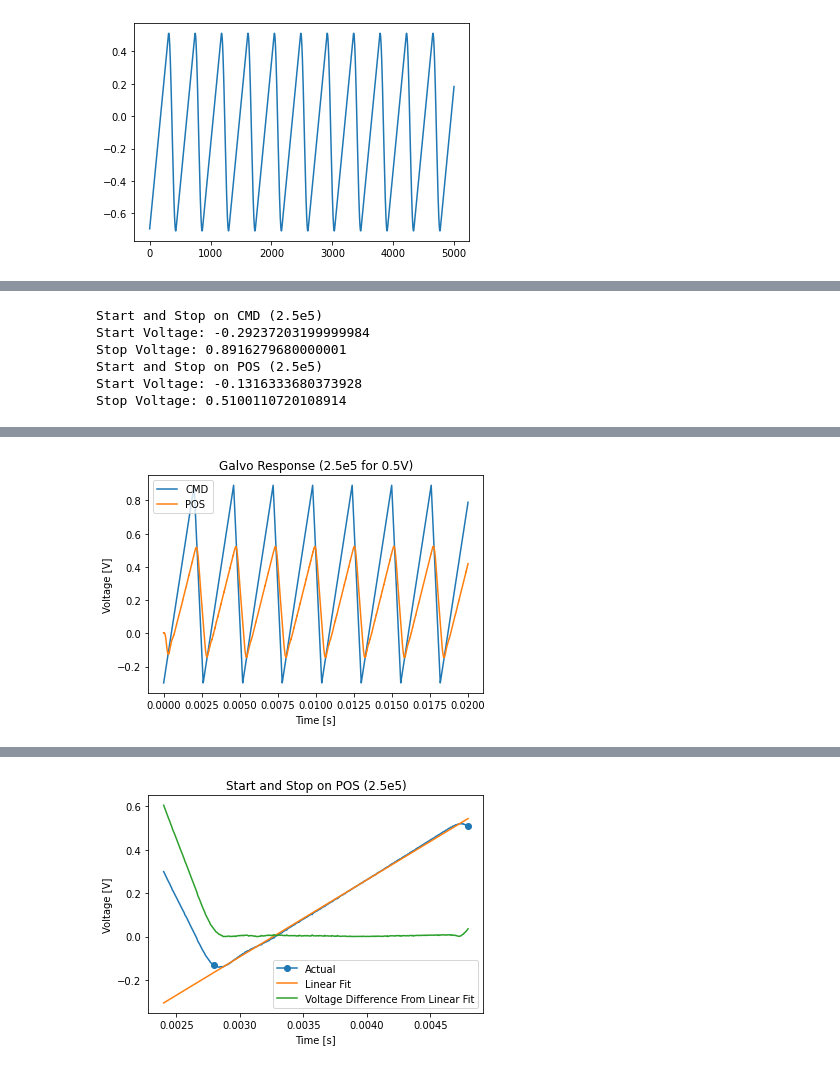
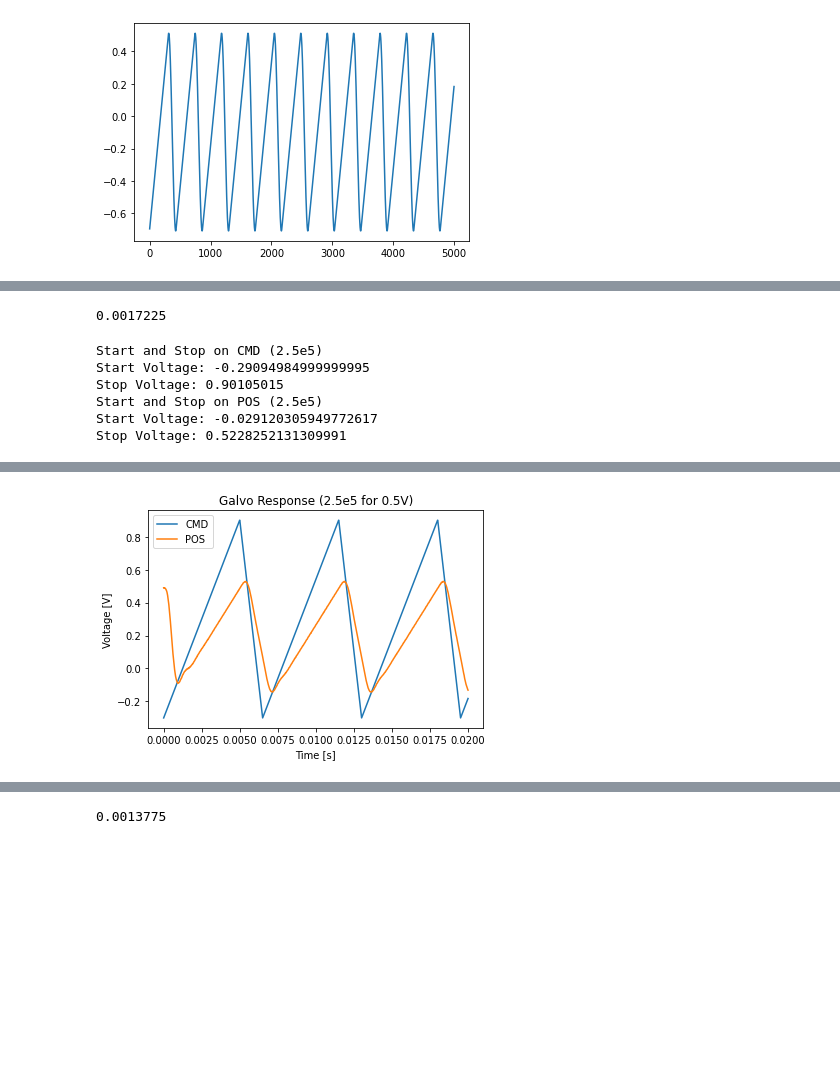
Before and after one commit to jas-priatna/scanner-calibration, a Jupyter notebook: scanner_calibration_v2.ipynb, the cells around one changed output, grey strips where cells are left out. Drawn from its saved outputs; the diff is of its cells as text; code cells hidden in the pictures; blank space fills up the shorter version.

```diff
--- a/scanner_calibration_v2.ipynb
+++ b/scanner_calibration_v2.ipynb
@@ -289,6 +289,6 @@ t4, cmd4, pos4 = open_csv("2e5rate")
 # %%
-# t5, cmd5, pos5 = write_voltage_waveform(2.5e5, xFrame_waveform) # 2.5e5 rate
-t5, cmd5, pos5 = open_csv("2_5e5rate")
+t5, cmd5, pos5 = write_voltage_waveform(2.5e5, xFrame_waveform) # 2.5e5 rate
+# t5, cmd5, pos5 = open_csv("2_5e5rate")
 # %%
 # CMD and POS Plots from 5e4 to 2.5e5 sampling rate
 # (larger sampling rate = smaller duration)
@@ -307,8 +314,8 @@ plot_line(t, cmd, freq=1e5, ylabel1="CMD", ylabel2="POS", y2=pos)
 # Calculate time delay b/w CMD and POS waveform by comparing scan line slopes for one waveform
 def calc_time_delay_slope(f, t, cmd, pos, graph=True, average=True):
     # usual span of one linear scan within a waveform
-    start_idx = 420
-    end_idx = 784
+    start_idx = 400 #420
+    end_idx = 850 #784
 
     cmd_slope_list = [] # list of slopes for each line in CMD waveform
     pos_slope_list = [] # list of slopes for each line in POS waveform
@@ -386,7 +393,7 @@ def calc_time_delay_slope(f, t, cmd, pos, graph=True, average=True):
 
     # or return list of slopes for each CMD and POS scan line, list of slope ratios, and the average of those ratios
     else:
-        return cmd_slope_list, pos_slope_list, slope_ratio_list
+        return cmd_slope_list, pos_slope_list, slope_ratio_list, time_delay_list
 
 
 
@@ -446,7 +453,7 @@ def calc_time_delay_ave_slope(f, t, cmd, pos):
 
 pos_slope_5e4, ave_delay_5e4, range_delay_5e4, sr_ave_5e4 = calc_time_delay_slope(5e4, t2, cmd2, pos2, True, True)
 pos_slope_1e5, ave_delay_1e5, range_delay_1e5, sr_ave_1e5 = calc_time_delay_slope(1e5, t, cmd, pos, True, True)
-pos_slope_1_25e5, ave_delay_1_25e5, range_delay_1_25e5, sr_ave_1_25e5 = calc_time_delay_slope(1.25e5, t3, cmd3, pos3, False, True)
-pos_slope_2e5, ave_delay_2e5, range_delay_2e5, sr_ave_2e5 = calc_time_delay_slope(2e5, t4, cmd4, pos4, False, True)
-pos_slope_2_5e5, ave_delay_2_5e5, range_delay_2_5e5, sr_ave_2_5e5 = calc_time_delay_slope(2.5e5, t5, cmd5, pos5, False, True)
+pos_slope_1_25e5, ave_delay_1_25e5, range_delay_1_25e5, sr_ave_1_25e5 = calc_time_delay_slope(1.25e5, t3, cmd3, pos3, True, True)
+pos_slope_2e5, ave_delay_2e5, range_delay_2e5, sr_ave_2e5 = calc_time_delay_slope(2e5, t4, cmd4, pos4, True, True)
+pos_slope_2_5e5, ave_delay_2_5e5, range_delay_2_5e5, sr_ave_2_5e5 = calc_time_delay_slope(2.5e5, t5, cmd5, pos5, True, True)
 # %% [output]
@@ -736,7 +785,9 @@ def scan_waveform(start_voltage, end_voltage, time_frame, sample_rate):
     # maybe overshoot if applicable
 
     rv_slope = -2 * 1000/ (sample_rate)  # 2-5 V/ms converted to V/samples - EDIT
-    slope_ratio = 1.4 * (4.35e-7 * sample_rate + 1.59413) # to adjust for output waveform
+    slope_ratio = 1.4 * (5.155e-7 * sample_rate + 1.592) # to adjust for output waveform
+
+    line_delay = 6.9e-9 * sample_rate -2.5e-6
 
     # waveform parameters
     fw_samps = int(time_frame * sample_rate) # samples in scan line
@@ -765,6 +816,7 @@ def scan_waveform(start_voltage, end_voltage, time_frame, sample_rate):
     for k in range(num_samples):
         samples.append(k)
 
+    print(line_delay)
     return complete_waveform, samples
 
 # Generate complete x scan waveform
@@ -793,16 +845,18 @@ waveform_1_25e6_1 = x_scanner_waveform_gen(0, 0.5, .002, 1.25e6, 256, False) # 0
 # %%
 waveform_2_5e5_05 = x_scanner_waveform_gen(0, 0.5, .002, 2.5e5, 256, False) # 0 - 0.5V at 2.5e5 rate
+# %% [output]
+0.0017225
 # %%
 t_2_5e5_05, cmd_2_5e5_05, pos_2_5e5_05 = write_voltage_waveform(2.5e5, waveform_2_5e5_05)
 # %%
 plot_line(t_2_5e5_05, cmd_2_5e5_05, freq=2.5e5, title="Galvo Response (2.5e5 for 0.5V)", ylabel1="CMD", ylabel2="POS", y2=pos_2_5e5_05)
-plot_line(t_2_5e5_05[700:1100], cmd_2_5e5_05[700:1100], freq=2.5e5, title="Galvo Response (2.5e5 for 0.5V)", ylabel1="CMD", ylabel2="POS", y2=pos_2_5e5_05[700:1100])
-x_2_5e5_05, old_y_2_5e5_05, new_y_2_5e5_05, ystart_2_5e5_05, yend_2_5e5_05 = new_line_regression(t_2_5e5_05, cmd_2_5e5_05, 700, 1100, new_start=600, new_end=1200, title="Start and Stop on CMD (2.5e5)")
-x_2_5e5_05, old_y_2_5e5_05, new_y_2_5e5_05, ystart_2_5e5_05, yend_2_5e5_05 = new_line_regression(t_2_5e5_05, pos_2_5e5_05, 700, 1100, new_start=600, new_end=1200, title="Start and Stop on POS (2.5e5)")
+plot_line(t_2_5e5_05[:2000], cmd_2_5e5_05[:2000], freq=2.5e5, title="Galvo Response (2.5e5 for 0.5V)", ylabel1="CMD", ylabel2="POS", y2=pos_2_5e5_05[:2000])
+x_2_5e5_05, old_y_2_5e5_05, new_y_2_5e5_05, ystart_2_5e5_05, yend_2_5e5_05 = new_line_regression(t_2_5e5_05, cmd_2_5e5_05, 800, 1100, new_start=600, new_end=1300, title="Start and Stop on CMD (2.5e5)")
+x_2_5e5_05, old_y_2_5e5_05, new_y_2_5e5_05, ystart_2_5e5_05, yend_2_5e5_05 = new_line_regression(t_2_5e5_05, pos_2_5e5_05, 800, 1100, new_start=600, new_end=1300, title="Start and Stop on POS (2.5e5)")
 # %% [output]
 Start and Stop on CMD (2.5e5)
-Start Voltage: -0.29237203199999984
-Stop Voltage: 0.8916279680000001
+Start Voltage: -0.29094984999999995
+Stop Voltage: 0.90105015
 Start and Stop on POS (2.5e5)
-Start Voltage: -0.1316333680373928
-Stop Voltage: 0.5100110720108914
+Start Voltage: -0.029120305949772617
+Stop Voltage: 0.5228252131309991
@@ -810 +864 @@ Stop Voltage: 0.5100110720108914
-[figure, old version]
+[figure, new version]
@@ -813,6 +867,7 @@ Stop Voltage: 0.5100110720108914
-[figure, removed]
 # %%
 waveform_2e5_05 = x_scanner_waveform_gen(0, 0.5, .002, 2e5, 256, False) # 0 - 0.5V at 2e5 rate
+# %% [output]
+0.0013775
 # %%
 t_2e5_05, cmd_2e5_05, pos_2e5_05 = write_voltage_waveform(2e5, waveform_2e5_05)
 # %%
```
Also changed, not shown: parts of 75 cells of this notebook, 23 other files.
